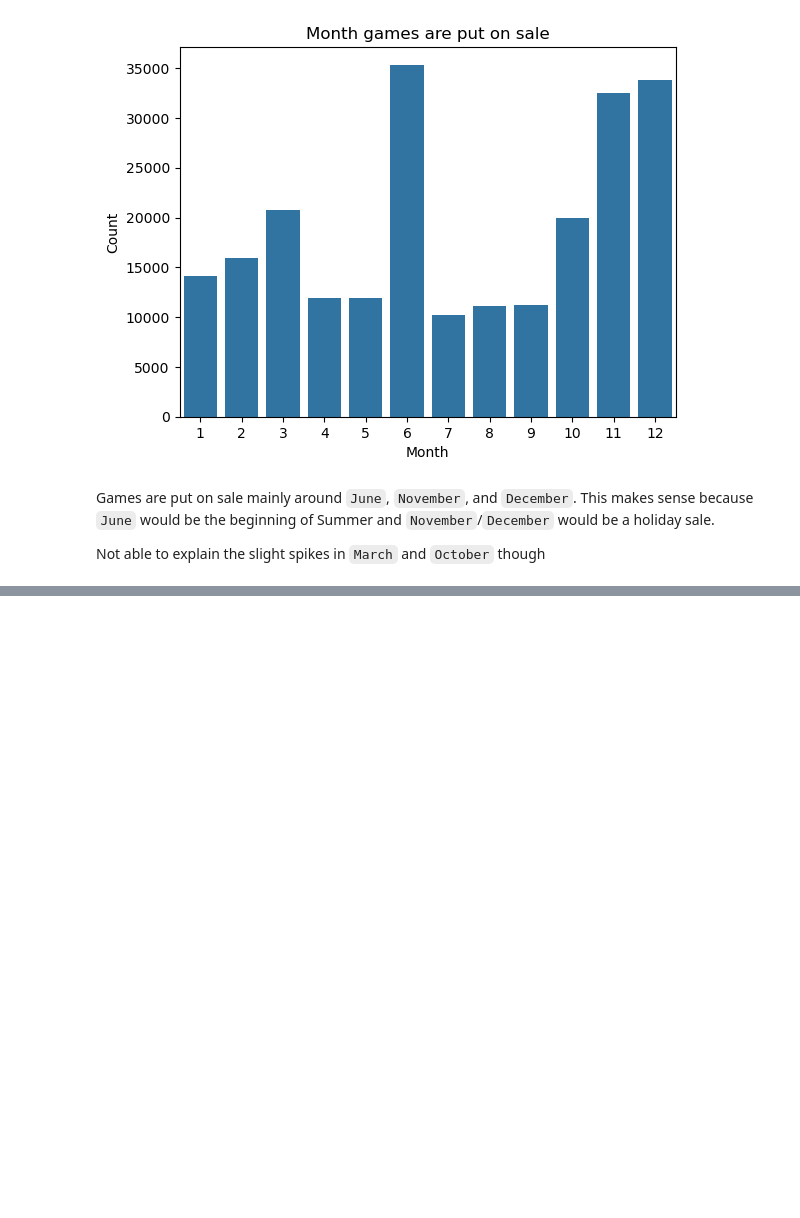
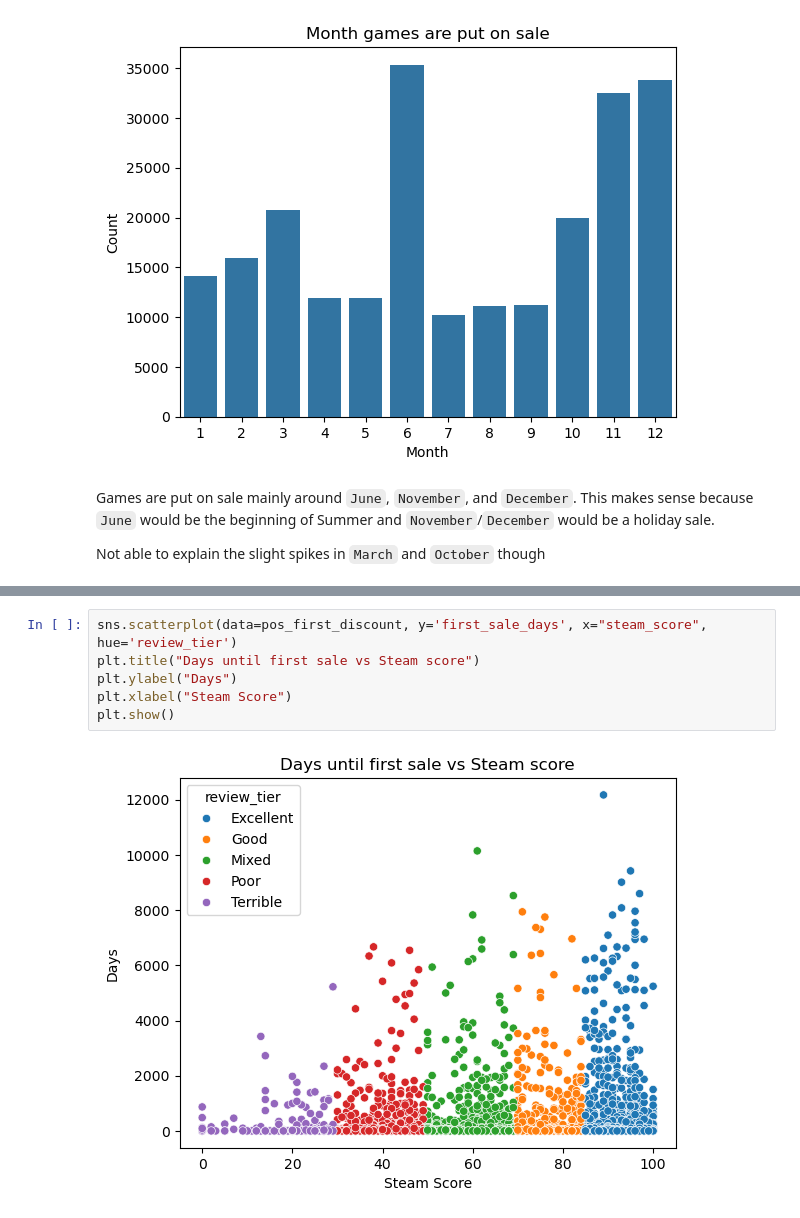
Before and after one commit to alextran1357/game-data-tracker, a Jupyter notebook: src/eda.ipynb, the cells around one changed output, grey strips where cells are left out. Drawn from its saved outputs; the diff is of its cells as text; blank space fills up the shorter version.

```diff
--- a/src/eda.ipynb
+++ b/src/eda.ipynb
@@ -428,0 +583,8 @@ Not able to explain the slight spikes in `March` and `October` though
+# %%
+sns.scatterplot(data=pos_first_discount, y='first_sale_days', x="steam_score", hue='review_tier')
+plt.title("Days until first sale vs Steam score")
+plt.ylabel("Days")
+plt.xlabel("Steam Score")
+plt.show()
+# %% [output]
+[figure, added]
```
Also changed, not shown: parts of 25 cells of this notebook.
